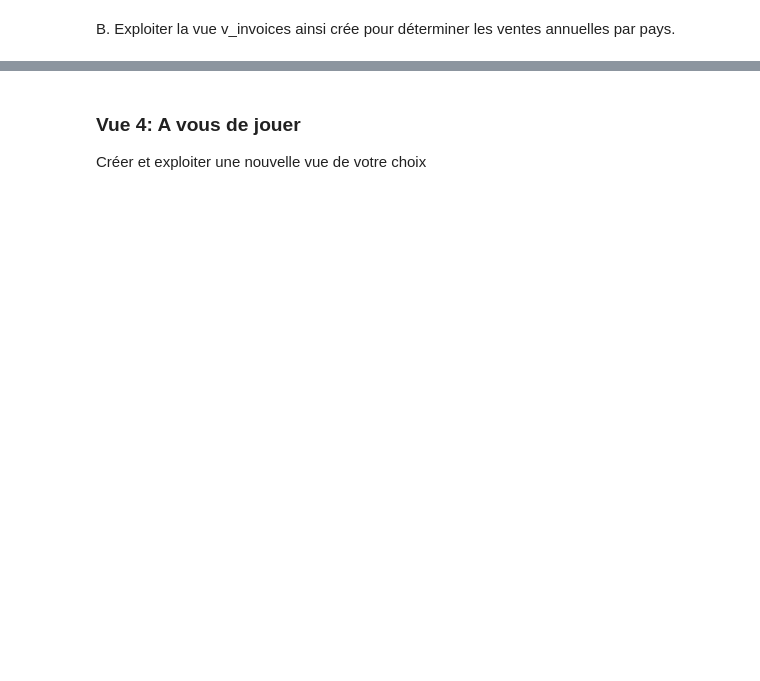
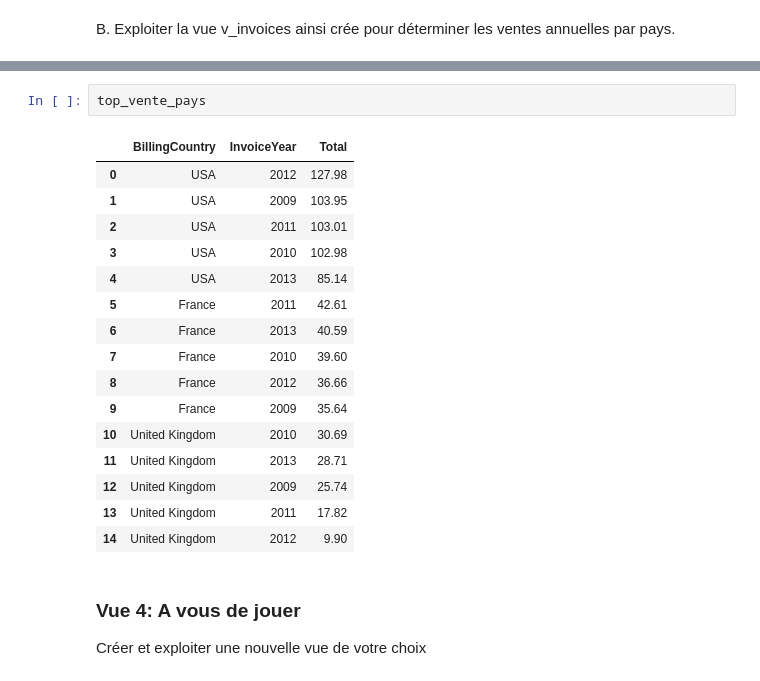
Before and after one commit to j3dec/digital-music-store, a Jupyter notebook: p2-vues-sql.ipynb, the cells around one changed output, grey strips where cells are left out. Saved outputs shown, nothing was run; the diff lists cells and outputs as text; blank space fills up the shorter version.

```diff
--- a/p2-vues-sql.ipynb
+++ b/p2-vues-sql.ipynb
@@ -252,3 +325,22 @@ B. Exploiter la vue v_invoices ainsi crée pour déterminer les ventes annuelles
+# %%
+top_vente_pays
+# %% [output]
+|  | BillingCountry | InvoiceYear | Total |
+| 0 | USA | 2012 | 127.98 |
+| 1 | USA | 2009 | 103.95 |
+| 2 | USA | 2011 | 103.01 |
+| 3 | USA | 2010 | 102.98 |
+| 4 | USA | 2013 | 85.14 |
+| 5 | France | 2011 | 42.61 |
+| 6 | France | 2013 | 40.59 |
+| 7 | France | 2010 | 39.60 |
+| 8 | France | 2012 | 36.66 |
+| 9 | France | 2009 | 35.64 |
+| 10 | United Kingdom | 2010 | 30.69 |
+| 11 | United Kingdom | 2013 | 28.71 |
+| 12 | United Kingdom | 2009 | 25.74 |
+| 13 | United Kingdom | 2011 | 17.82 |
+| 14 | United Kingdom | 2012 | 9.90 |
 # %% [markdown]
 ### Vue 4: A vous de jouer
 Créer et exploiter une nouvelle vue de votre choix
```
Also changed, not shown: parts of 11 cells of this notebook, 2 other files.
